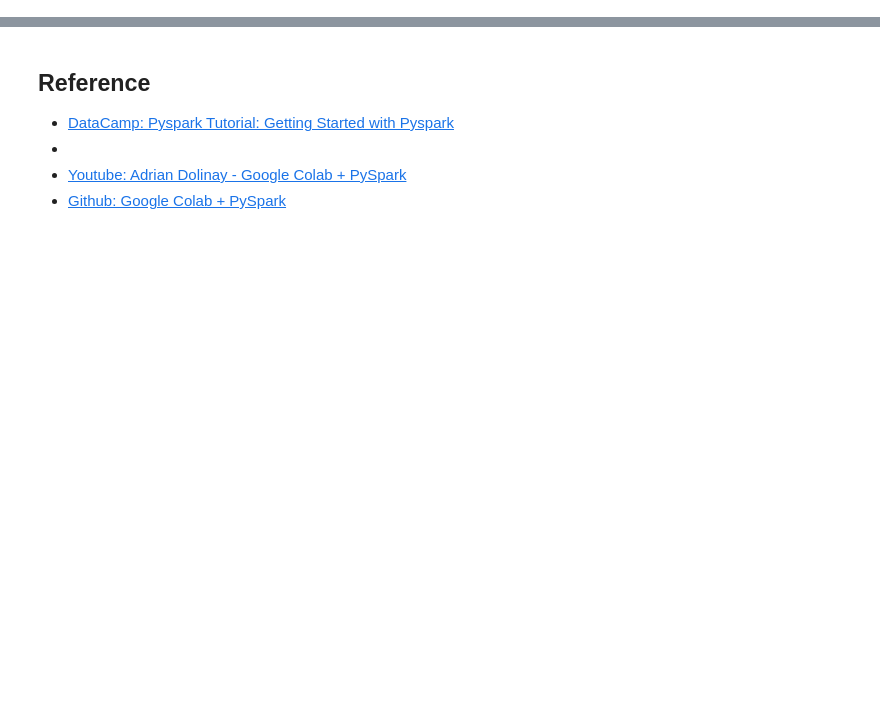
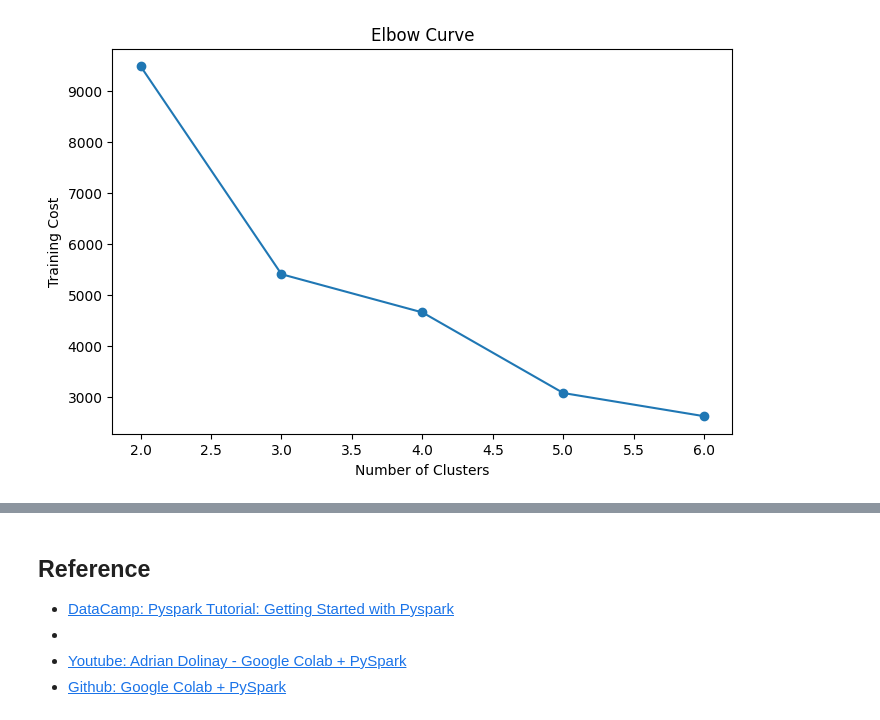
Before and after one commit to crossproducts/Notes, a Jupyter notebook: Data/Apache-Spark/Labs/L1/notebook.ipynb, the cells around one changed output, grey strips where cells are left out. Cells and saved outputs as stored; diff of their text form; code cells hidden in the pictures; blank space fills up the shorter version.

```diff
--- a/Data/Apache-Spark/Labs/L1/notebook.ipynb
+++ b/Data/Apache-Spark/Labs/L1/notebook.ipynb
@@ -34,5 +54,5 @@ base_dir = "Notes/Data/Apache-Spark/Labs/L1"
 # %%
-df = spark.read.csv(f"{base_dir}/online_retail.csv", header=True, escape="\"")
+df = spark.read.csv("online_retail.csv", header=True, escape="\"")
 
 print("Sample data:")
 df.show(5, truncate=False)
@@ -41,0 +238,23 @@ print("Unique customers:", df.select("CustomerID").distinct().count())
+# %%
+# -----------------------------
+# 6. Assemble + scale features
+# -----------------------------
+assembler = VectorAssembler(
+    inputCols=["recency", "frequency", "monetary_value"],
+    outputCol="features"
+)
+
+assembled_data = assembler.transform(finaldf)
+
+scaler = StandardScaler(
+    inputCol="features",
+    outputCol="standardized",
+    withStd=True,
+    withMean=True
+)
+
+scaler_model = scaler.fit(assembled_data)
+scaled_data = scaler_model.transform(assembled_data)
+
+print("Scaled features:")
+scaled_data.select("CustomerID", "standardized").show(5, truncate=False)
@@ -41,0 +273,22 @@ print("Unique customers:", df.select("CustomerID").distinct().count())
+# %%
+# -----------------------------
+# 7. Elbow method
+# -----------------------------
+max_k = 7
+cost = []
+
+for k in range(2, max_k):
+    kmeans = KMeans(featuresCol="standardized", predictionCol="prediction", k=k, seed=42)
+    model = kmeans.fit(scaled_data)
+    cost.append((k, model.summary.trainingCost))
+
+df_cost = pd.DataFrame(cost, columns=["cluster", "cost"])
+
+plt.figure(figsize=(8, 5))
+plt.plot(df_cost["cluster"], df_cost["cost"], marker="o")
+plt.xlabel("Number of Clusters")
+plt.ylabel("Training Cost")
+plt.title("Elbow Curve")
+plt.show()
+# %% [output]
+[figure, added]
```
Also changed, not shown: parts of 25 cells of this notebook.
